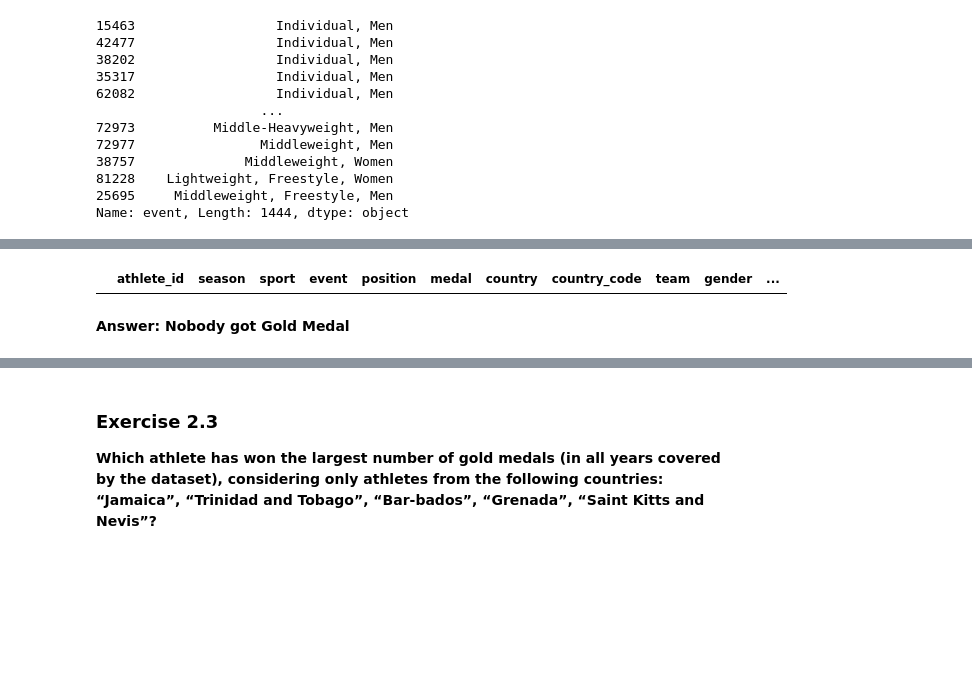
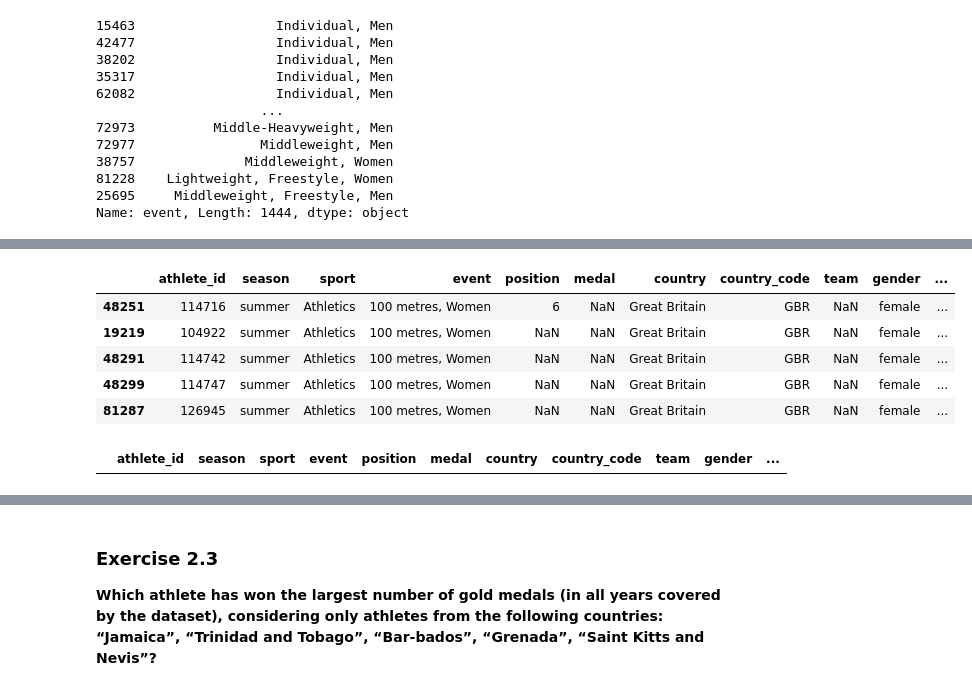
Before and after one commit to Metaphysicist1/Olympion, a Jupyter notebook: scripts/01_load_process.ipynb, the cells around one changed output, grey strips where cells are left out. Drawn from its saved outputs; the diff is of its cells as text; code cells hidden in the pictures; blank space fills up the shorter version.

```diff
--- a/scripts/01_load_process.ipynb
+++ b/scripts/01_load_process.ipynb
@@ -346 +389,10 @@ Name: event, Length: 1444, dtype: object
+# %%
+df_2012[(df_2012['event'] == '100 metres, Women')]
+# %% [output]
+|  | athlete_id | season | sport | event | position | medal | country | country_code | team | gender | ... |
+| 48251 | 114716 | summer | Athletics | 100 metres, Women | 6 | NaN | Great Britain | GBR | NaN | female | ... |
+| 19219 | 104922 | summer | Athletics | 100 metres, Women | NaN | NaN | Great Britain | GBR | NaN | female | ... |
+| 48291 | 114742 | summer | Athletics | 100 metres, Women | NaN | NaN | Great Britain | GBR | NaN | female | ... |
+| 48299 | 114747 | summer | Athletics | 100 metres, Women | NaN | NaN | Great Britain | GBR | NaN | female | ... |
+| 81287 | 126945 | summer | Athletics | 100 metres, Women | NaN | NaN | Great Britain | GBR | NaN | female | ... |
 # %%
@@ -348,4 +400,2 @@ df_2012[(df_2012['event'] == '100 metres, Women')  & (df_2012['medal']=='Gold')]
 # %% [output]
 |  | athlete_id | season | sport | event | position | medal | country | country_code | team | gender | ... |
-# %% [markdown]
-**Answer: Nobody got Gold Medal**
```
Also changed, not shown: parts of 12 cells of this notebook.
